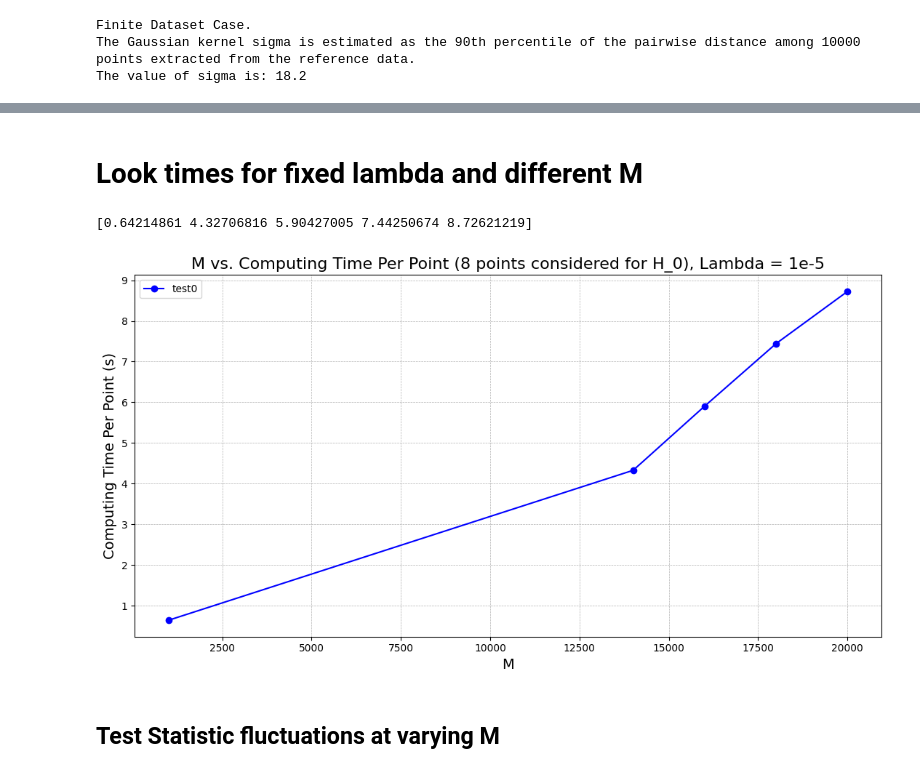
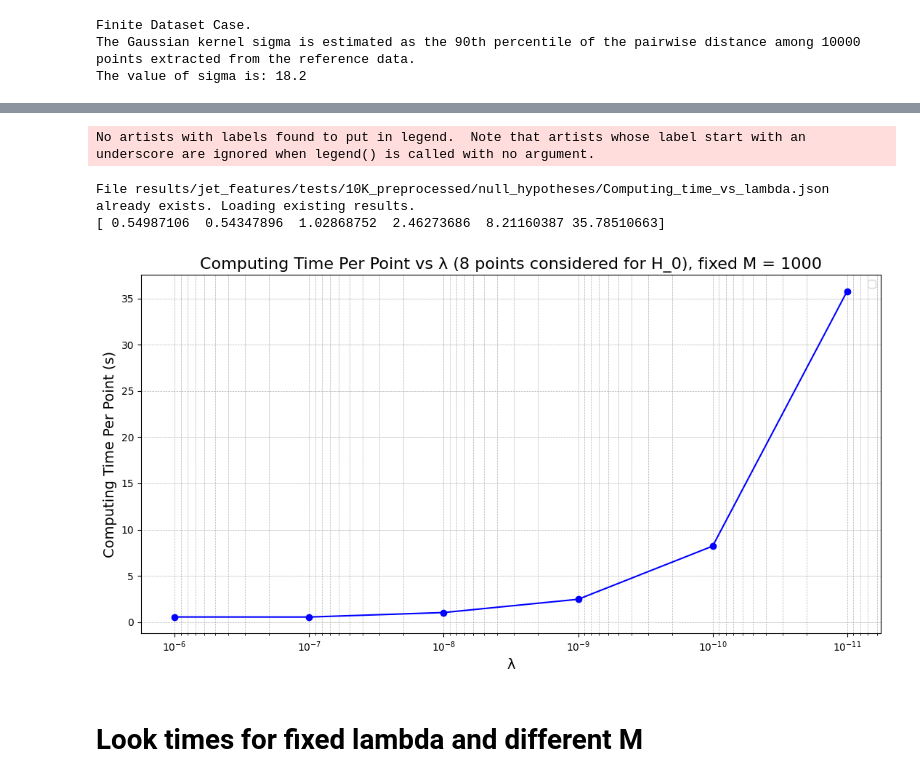
Before and after one commit to TwoSampleTests/NPLM_Parameters_Tuning, a Jupyter notebook: notebooks/Analysis_particle_features_30_gluon_scaled_10K.ipynb, the cells around one changed output, grey strips where cells are left out. Cells and saved outputs as stored; diff of their text form; code cells hidden in the pictures.

Commit message:
added plots for jet and particle

```diff
--- a/notebooks/Analysis_particle_features_30_gluon_scaled_10K.ipynb
+++ b/notebooks/Analysis_particle_features_30_gluon_scaled_10K.ipynb
@@ -363,29 +369,42 @@ For M = 20000, the null hypothesis for 24 points has been calculated in 209.4290
+# %%
+file = null_hypotheses_dir + f"Computing_time_vs_lambda.json"
+
+if os.path.exists(file):
+    print(f"File {file} already exists. Loading existing results.")
+    with open(file, "r") as f:
+        results = json.load(f)
+    lam_list = [entry["lambda"] for entry in results]
+    lam_list = np.array(lam_list)
+    null_hp_times = [entry["computing_time"] for entry in results]
+    null_hp_times = np.array(null_hp_times)
+    metric_values = [entry["metric_list"] for entry in results]
+    metric_values = np.array(metric_values)
+
+else:
+    print("The files does not exists.")
+
+null_hp_times_per_point = null_hp_times/niter
+print(null_hp_times_per_point)
+
+plt.figure(figsize=(11, 6))
+plt.plot(lam_list, null_hp_times_per_point, marker='o', linestyle='-', color = 'b')
+
+plt.xscale('log')
+plt.xlabel("λ", fontsize=14)
+plt.ylabel("Computing Time Per Point (s)", fontsize=14)
+plt.title(f"Computing Time Per Point vs λ ({niter} points considered for H_0), fixed M = 1000", fontsize=16)
+plt.grid(True, which="both", linestyle="--", linewidth=0.5)
+plt.tight_layout()
+plt.legend()
+
+plt.gca().invert_xaxis()
+
+plt.savefig(null_hypotheses_dir+"Computing_time_vs_lambda.pdf", format="pdf")
+plt.show()
+# %% [output]
+No artists with labels found to put in legend.  Note that artists whose label start with an underscore are ignored when legend() is called with no argument.
+File results/jet_features/tests/10K_preprocessed/null_hypotheses/Computing_time_vs_lambda.json already exists. Loading existing results.
+[ 0.54987106  0.54347896  1.02868752  2.46273686  8.21160387 35.78510663]
+[figure, added]
 # %% [markdown]
 # Look times for fixed lambda and different M
-# %%
-null_hp_times_per_point = {}
-
-color_list = ['b']
-label_list = ['test0']
-
-
-null_hp_times_per_point = null_hp_times/niter_tot
-print(null_hp_times_per_point)
-
-plt.figure(figsize=(11, 6))
-plt.plot(M_list, null_hp_times_per_point, marker='o', linestyle='-', color = color_list[0], label = label_list[0])
-
-plt.xlabel("M", fontsize=14)
-plt.ylabel("Computing Time Per Point (s)", fontsize=14)
-plt.title(f"M vs. Computing Time Per Point ({niter} points considered for H_0), Lambda = 1e-5", fontsize=16)
-plt.grid(True, which="both", linestyle="--", linewidth=0.5)
-plt.tight_layout()
-plt.legend()
-
-plt.savefig(null_hypotheses_dir+"M_times_lambda=1e-5.pdf", format="pdf")
-plt.show()
-# %% [output]
-[0.64214861 4.32706816 5.90427005 7.44250674 8.72621219]
-[figure, removed]
-# %% [markdown]
-## Test Statistic fluctuations at varying M
```
Also changed, not shown: parts of 15 cells of this notebook, 22 other files.
